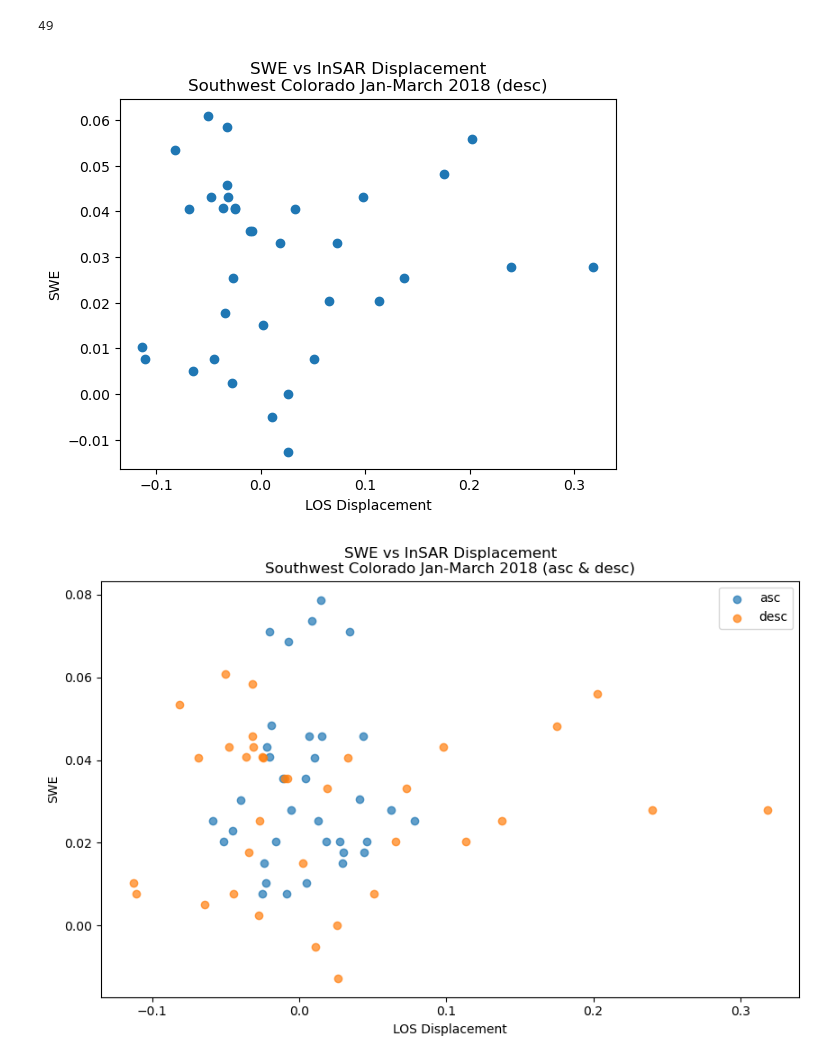
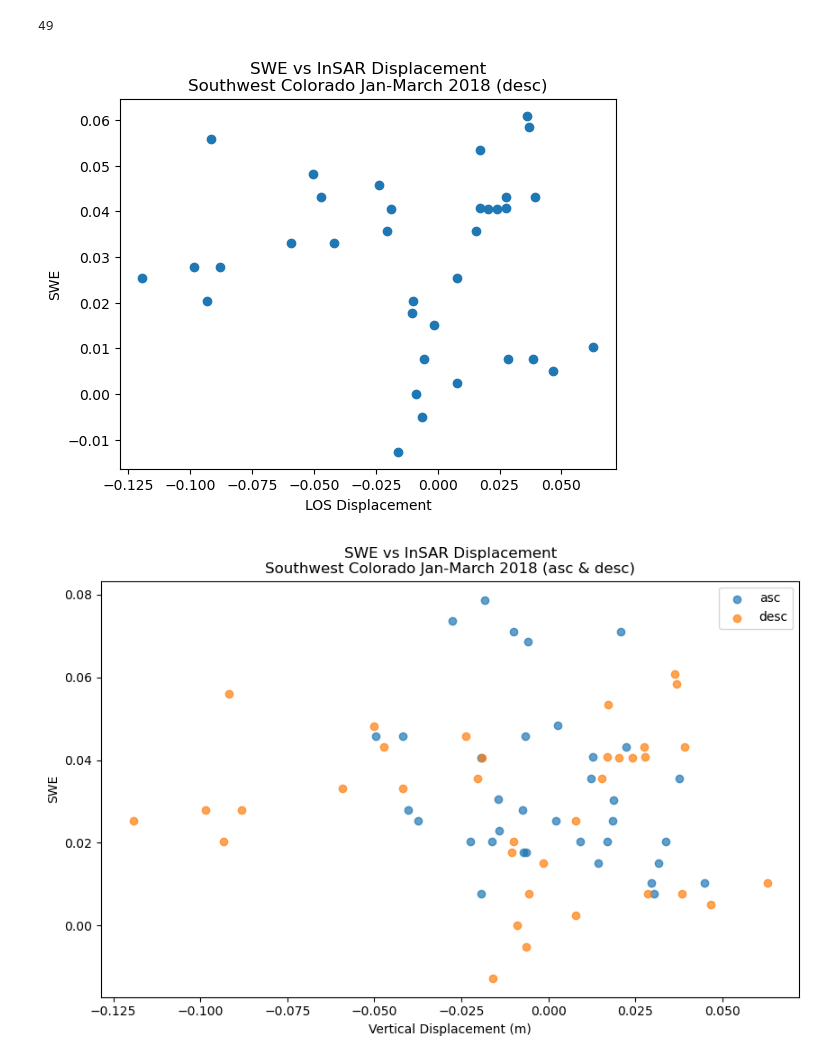
Before and after one commit to Jack-Hayes/SWEet-InSAR, a Jupyter notebook: notebooks/02_SNOTEL_ifg_comp.ipynb, the cells around one changed output. Saved outputs shown, nothing was run; the diff lists cells and outputs as text; code cells hidden in the pictures.

```diff
--- a/notebooks/02_SNOTEL_ifg_comp.ipynb
+++ b/notebooks/02_SNOTEL_ifg_comp.ipynb
@@ -48,6 +53,11 @@ da_unwrapped = da_unwrapped.where(~np.isnan(da_wrapped_phase))
-# %%
-wavelength = 0.055
-da_displacement = da_unwrapped * (wavelength / (4 * np.pi))
+# %%
+with h5py.File(fn_2, 'r') as f:
+    wavelength = f['metadata']['processing_information']['input_burst_metadata']['wavelength'][()]
+da_displacement = da_unwrapped * (wavelength / (4 * np.pi))
+# %%
+inc_angle_deg = 35
+inc_angle_rad = np.deg2rad(inc_angle_deg)
+da_displacement_vert = da_displacement / np.cos(inc_angle_rad)
 # %%
 gf_snotel = gpd.read_file(
     "https://github.com/egagli/snotel_ccss_stations/raw/main/all_stations.geojson"
@@ -74,14 +84,15 @@ for code in sntl_codes:
 
     # get InSAR displacement at SNOTEL location
     snotel_point = gf_snotel_co.loc[gf_snotel_co['code'] == code, 'geometry'].item()
-    snotel_los_disp = da_displacement.interp(x=snotel_point.x, y=snotel_point.y, method="linear").item()
+    insar_vert_disp = da_displacement_vert.interp(x=snotel_point.x, y=snotel_point.y,
+                                                  method="linear").item()
 
     # make a df for easier interpretation
     results.append({
         'sntl_code': code,
         'reference_date': tR.date(),
         'secondary_date': tS.date(),
-        'snotel_los_disp': snotel_los_disp,
+        'insar_vert_disp': insar_vert_disp,
         'swe_diff': swe_diff
     })
 
@@ -516,13 +531,13 @@ len(df_swe_co_desc)
 49
 # %%
 # that's also not great
-plt.scatter(x=df_swe_co_desc.snotel_los_disp,
+plt.scatter(x=df_swe_co_desc.insar_vert_disp,
             y=df_swe_co_desc.swe_diff)
 plt.ylabel("SWE")
 plt.xlabel("LOS Displacement")
 plt.title("SWE vs InSAR Displacement\nSouthwest Colorado Jan-March 2018 (desc)");
 # %% [output]
-[figure, old version]
+[figure, new version]
 # %%
 df_swe_co_jan_mar['track'] = 'asc'
 df_swe_co_desc['track'] = 'desc'
@@ -531,18 +546,18 @@ df_co_swe_disp = pd.concat([df_swe_co_jan_mar, df_swe_co_desc], ignore_index=Tru
 # %%
 # welp
 plt.figure(figsize=(10, 6))
 for track_type in df_co_swe_disp["track"].unique():
     mask = df_co_swe_disp["track"] == track_type
-    plt.scatter(x=df_co_swe_disp.loc[mask, "snotel_los_disp"],
+    plt.scatter(x=df_co_swe_disp.loc[mask, "insar_vert_disp"],
                 y=df_co_swe_disp.loc[mask, "swe_diff"],
                 label=track_type, alpha=0.7)
 
 plt.ylabel("SWE")
-plt.xlabel("LOS Displacement")
+plt.xlabel("Vertical Displacement (m)")
 plt.title("SWE vs InSAR Displacement\nSouthwest Colorado Jan-March 2018 (asc & desc)")
 plt.legend();
 # %% [output]
-[figure, old version]
+[figure, new version]
 # %%
 # TODO: spend the rest of the project diving into why this doesn't work
 # we sort of know the answer, but let's try and relate it to the snowpack characteristics
```
Also changed, not shown: parts of 9 cells of this notebook, 21 other files.
